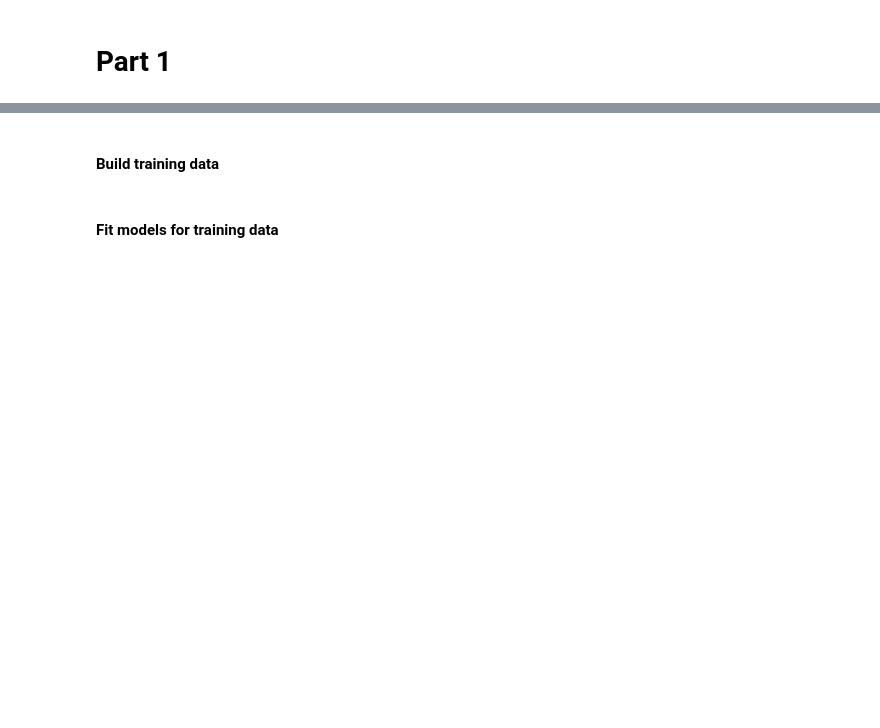
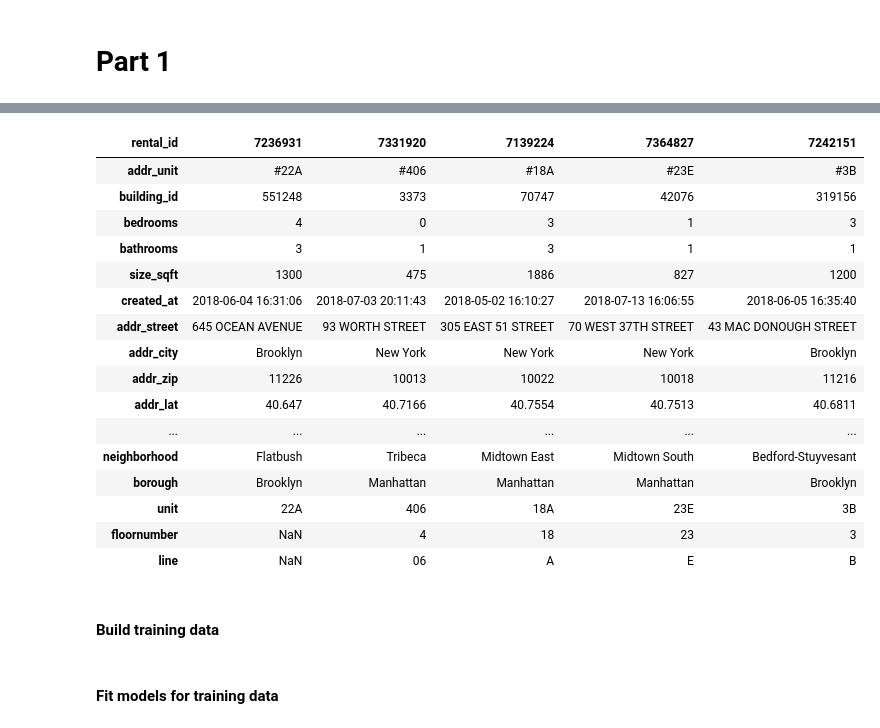
Before and after one commit to jbiller123/Twirling-Orange-Northerners, a Jupyter notebook: Part1.ipynb, the cells around one changed output, grey strips where cells are left out. Drawn from its saved outputs; the diff is of its cells as text; code cells hidden in the pictures; blank space fills up the shorter version.

```diff
--- a/Part1.ipynb
+++ b/Part1.ipynb
@@ -133,3 +101,23 @@
+# %%
+train_df.head(5).transpose()
+# %% [output]
+| rental_id | 7236931 | 7331920 | 7139224 | 7364827 | 7242151 |
+| addr_unit | #22A | #406 | #18A | #23E | #3B |
+| building_id | 551248 | 3373 | 70747 | 42076 | 319156 |
+| bedrooms | 4 | 0 | 3 | 1 | 3 |
+| bathrooms | 3 | 1 | 3 | 1 | 1 |
+| size_sqft | 1300 | 475 | 1886 | 827 | 1200 |
+| created_at | 2018-06-04 16:31:06 | 2018-07-03 20:11:43 | 2018-05-02 16:10:27 | 2018-07-13 16:06:55 | 2018-06-05 16:35:40 |
+| addr_street | 645 OCEAN AVENUE | 93 WORTH STREET | 305 EAST 51 STREET | 70 WEST 37TH STREET | 43 MAC DONOUGH STREET |
+| addr_city | Brooklyn | New York | New York | New York | Brooklyn |
+| addr_zip | 11226 | 10013 | 10022 | 10018 | 11216 |
+| addr_lat | 40.647 | 40.7166 | 40.7554 | 40.7513 | 40.6811 |
+| ... | ... | ... | ... | ... | ... |
+| neighborhood | Flatbush | Tribeca | Midtown East | Midtown South | Bedford-Stuyvesant |
+| borough | Brooklyn | Manhattan | Manhattan | Manhattan | Brooklyn |
+| unit | 22A | 406 | 18A | 23E | 3B |
+| floornumber | NaN | 4 | 18 | 23 | 3 |
+| line | NaN | 06 | A | E | B |
 # %% [markdown]
 #### Build training data
 # %%
```
Also changed, not shown: parts of 24 cells of this notebook.
